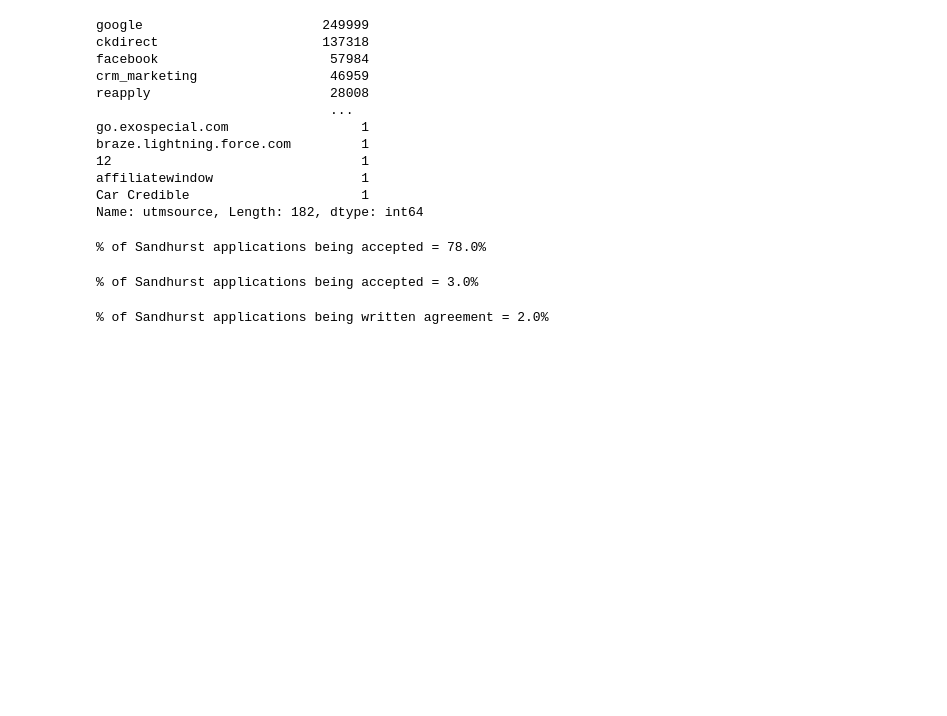
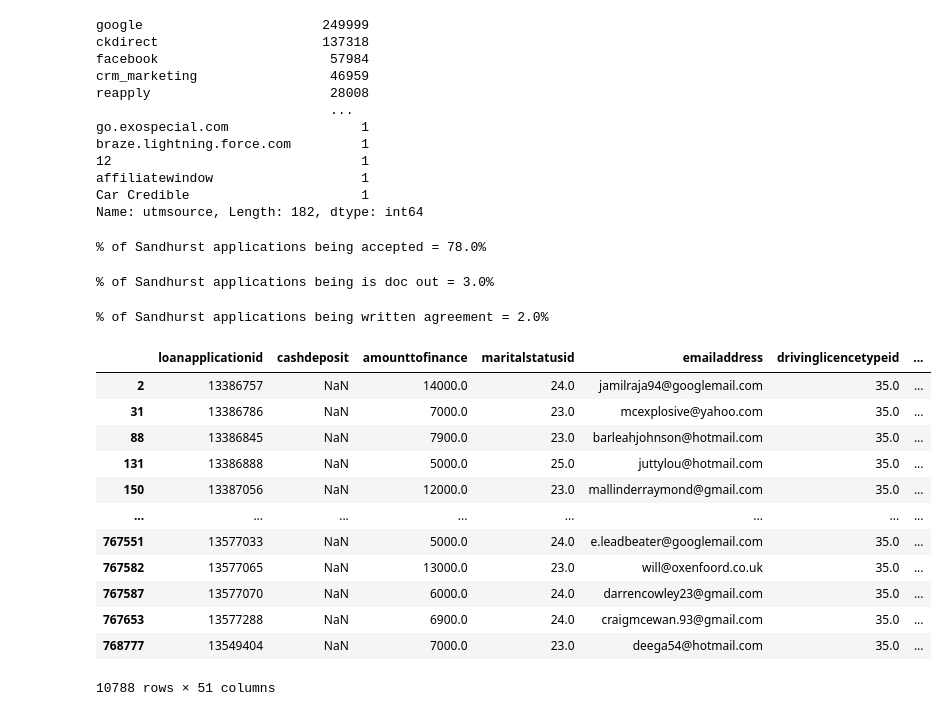
Before and after one commit to Colin-H-CF247/affiliate_supression_temp, a Jupyter notebook: development/affiliate_supression_V2/Colin/EDA.ipynb, the cells around one changed output. Cells and saved outputs as stored; diff of their text form; code cells hidden in the pictures; blank space fills up the shorter version.

```diff
--- a/development/affiliate_supression_V2/Colin/EDA.ipynb
+++ b/development/affiliate_supression_V2/Colin/EDA.ipynb
@@ -533,7 +545,9 @@ print(f'% of Sandhurst applications being accepted = {round(sandhurst_leads.grou
 # %% [output]
 % of Sandhurst applications being accepted = 78.0%
 # %%
-print(f'% of Sandhurst applications being is doc out = {round(sandhurst_leads.groupby("year")["isdocout"].mean().values[0],2)*100}%')
+print(
+    f'% of Sandhurst applications being is doc out = {round(sandhurst_leads.groupby("year")["isdocout"].mean().values[0],2)*100}%'
+)
 # %% [output]
-% of Sandhurst applications being accepted = 3.0%
+% of Sandhurst applications being is doc out = 3.0%
 # %%
@@ -541,2 +557,18 @@ print(f'% of Sandhurst applications being written agreement = {round(sandhurst_l
 # %% [output]
 % of Sandhurst applications being written agreement = 2.0%
+# %%
+sandhurst_leads
+# %% [output]
+|  | loanapplicationid | cashdeposit | amounttofinance | maritalstatusid | emailaddress | drivinglicencetypeid | ... |
+| 2 | 13386757 | NaN | 14000.0 | 24.0 | jamilraja94@googlemail.com | 35.0 | ... |
+| 31 | 13386786 | NaN | 7000.0 | 23.0 | mcexplosive@yahoo.com | 35.0 | ... |
+| 88 | 13386845 | NaN | 7900.0 | 23.0 | barleahjohnson@hotmail.com | 35.0 | ... |
+| 131 | 13386888 | NaN | 5000.0 | 25.0 | juttylou@hotmail.com | 35.0 | ... |
+| 150 | 13387056 | NaN | 12000.0 | 23.0 | mallinderraymond@gmail.com | 35.0 | ... |
+| ... | ... | ... | ... | ... | ... | ... | ... |
+| 767551 | 13577033 | NaN | 5000.0 | 24.0 | e.leadbeater@googlemail.com | 35.0 | ... |
+| 767582 | 13577065 | NaN | 13000.0 | 23.0 | will@oxenfoord.co.uk | 35.0 | ... |
+| 767587 | 13577070 | NaN | 6000.0 | 24.0 | darrencowley23@gmail.com | 35.0 | ... |
+| 767653 | 13577288 | NaN | 6900.0 | 24.0 | craigmcewan.93@gmail.com | 35.0 | ... |
+| 768777 | 13549404 | NaN | 7000.0 | 23.0 | deega54@hotmail.com | 35.0 | ... |
+10788 rows × 51 columns
```
Also changed, not shown: parts of 7 cells of this notebook, 2 other files.
